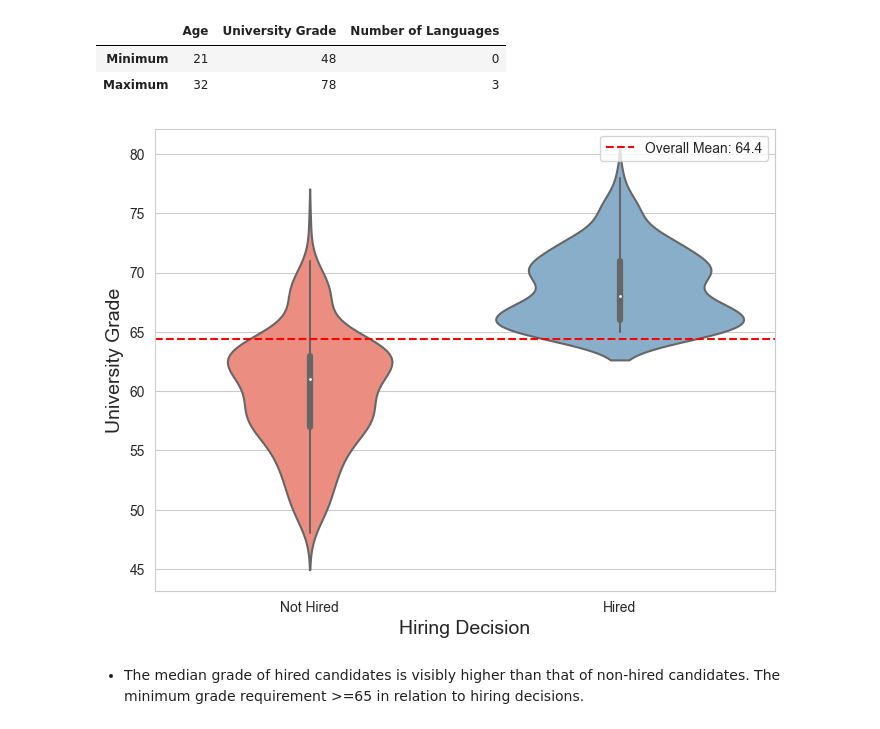
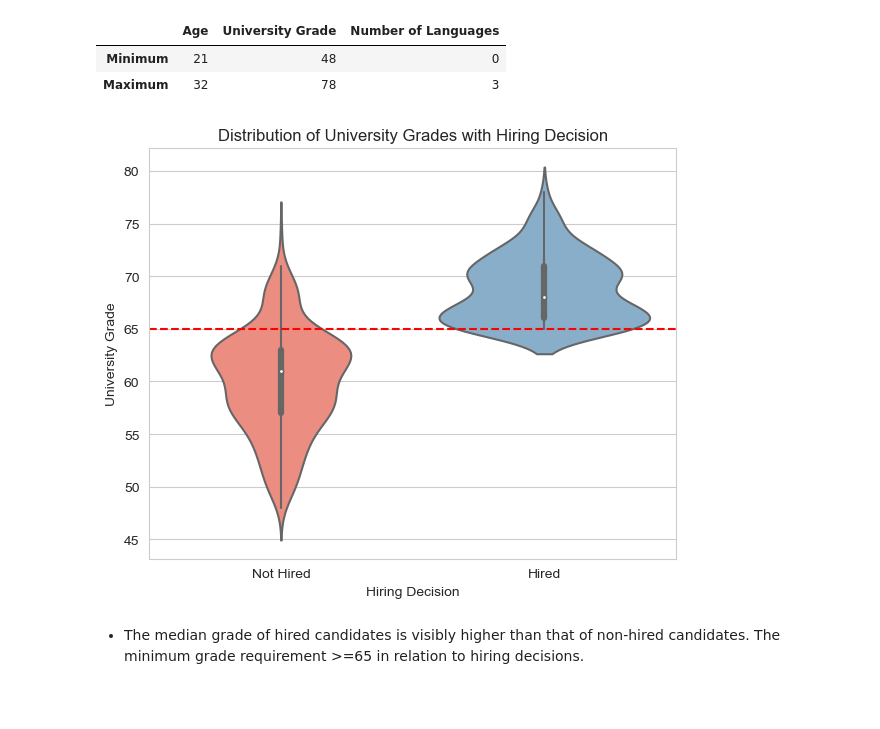
Before and after one commit to kwah-space/IDS-draft, a Jupyter notebook: A3 model.ipynb, the cells around one changed output. Drawn from its saved outputs; the diff is of its cells as text; code cells hidden in the pictures; blank space fills up the shorter version.

```diff
--- a/A3 model.ipynb
+++ b/A3 model.ipynb
@@ -178,28 +178,18 @@ min_max_values
 | Maximum | 32 | 78 | 3 |
 # %%
 sns.set_palette(sns.color_palette(colors))
-plt.figure(figsize=(8, 6))
+plt.figure(figsize=(6, 5))
 
 sns.violinplot(data=D_data, x='decision', y='ind-university_grade')
+plt.title('Distribution of University Grades with Hiring Decision')
+plt.xlabel("Hiring Decision")
+plt.ylabel("University Grade")
+plt.xticks(ticks=[False, True], labels=['Not Hired', 'Hired'])
+plt.axhline(y=65, color='r', linestyle='--', label='y=65')
 
-plt.xlabel('Hiring Decision', fontsize=14)
-plt.ylabel('University Grade', fontsize=14)
-
-mean_notH = D_data[D_data['decision']==False]['ind-university_grade'].mean()
-mean_H = D_data[D_data['decision']==True]['ind-university_grade'].mean()
-
-mean_of_means = (mean_notH + mean_H) / 2
-
-plt.xticks(ticks=[False, True], labels=['Not Hired', 'Hired'])
-
-
-plt.axhline(y=mean_of_means, color='r', linestyle='--', label=f'Overall Mean: {mean_of_means:.1f}')
-
-plt.legend()
-
-
+plt.tight_layout()
 plt.show()
 # %% [output]
-[figure, old version]
+[figure, new version]
 # %% [markdown]
 - The median grade of hired candidates is visibly higher than that of non-hired candidates. The minimum grade requirement >=65 in relation to hiring decisions.
```
Also changed, not shown: parts of 24 cells of this notebook, 1 other file.
